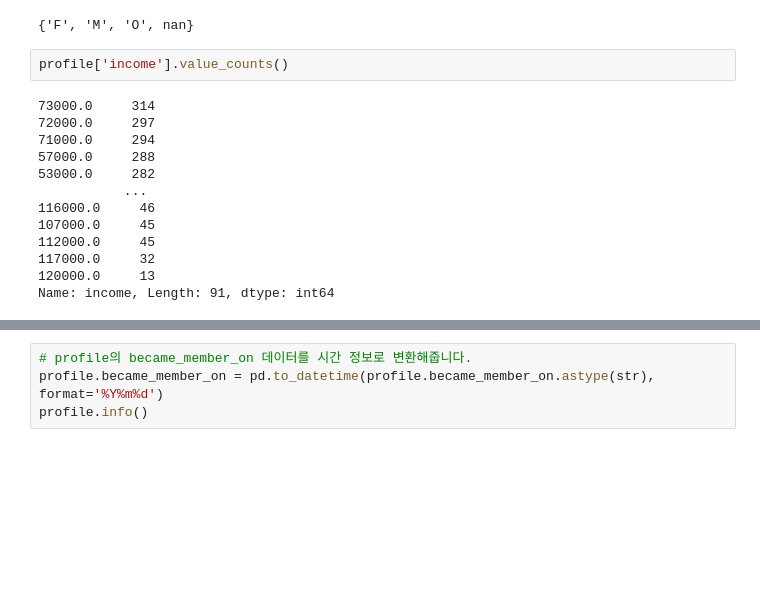
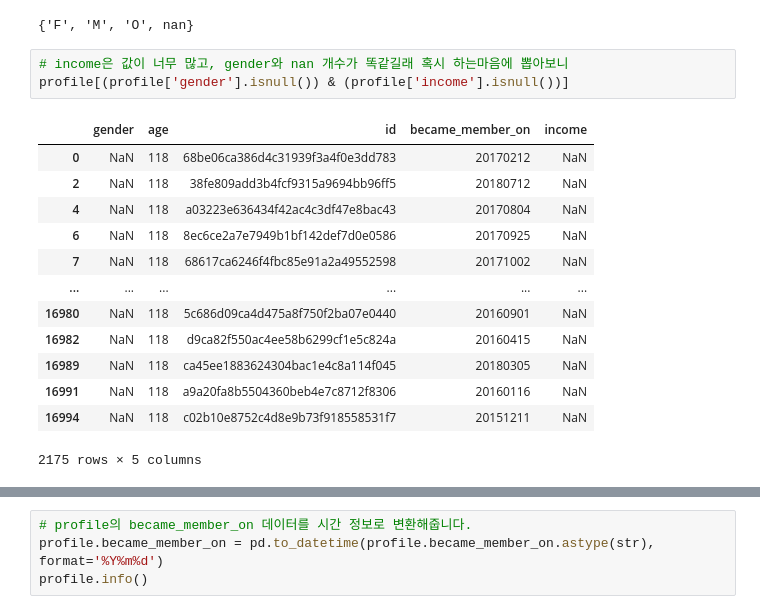
Before and after one commit to HAMJiyoung/Starbucks-Survey-EDA, a Jupyter notebook: Starbucks_Survey_EDA.ipynb, the cells around one changed output, grey strips where cells are left out. Cells and saved outputs as stored; diff of their text form; blank space fills up the shorter version.

```diff
--- a/Starbucks_Survey_EDA.ipynb
+++ b/Starbucks_Survey_EDA.ipynb
@@ -137,19 +135,21 @@ memory usage: 608.0+ bytes
 set(profile['gender'].values)
 # %% [output]
 {'F', 'M', 'O', nan}
-# %%
-profile['income'].value_counts()
-# %% [output]
-73000.0     314
-72000.0     297
-71000.0     294
-57000.0     288
-53000.0     282
-           ...
-116000.0     46
-107000.0     45
-112000.0     45
-117000.0     32
-120000.0     13
-Name: income, Length: 91, dtype: int64
+# %%
+# income은 값이 너무 많고, gender와 nan 개수가 똑같길래 혹시 하는마음에 뽑아보니
+profile[(profile['gender'].isnull()) & (profile['income'].isnull())]
+# %% [output]
+|  | gender | age | id | became_member_on | income |
+| 0 | NaN | 118 | 68be06ca386d4c31939f3a4f0e3dd783 | 20170212 | NaN |
+| 2 | NaN | 118 | 38fe809add3b4fcf9315a9694bb96ff5 | 20180712 | NaN |
+| 4 | NaN | 118 | a03223e636434f42ac4c3df47e8bac43 | 20170804 | NaN |
+| 6 | NaN | 118 | 8ec6ce2a7e7949b1bf142def7d0e0586 | 20170925 | NaN |
+| 7 | NaN | 118 | 68617ca6246f4fbc85e91a2a49552598 | 20171002 | NaN |
+| ... | ... | ... | ... | ... | ... |
+| 16980 | NaN | 118 | 5c686d09ca4d475a8f750f2ba07e0440 | 20160901 | NaN |
+| 16982 | NaN | 118 | d9ca82f550ac4ee58b6299cf1e5c824a | 20160415 | NaN |
+| 16989 | NaN | 118 | ca45ee1883624304bac1e4c8a114f045 | 20180305 | NaN |
+| 16991 | NaN | 118 | a9a20fa8b5504360beb4e7c8712f8306 | 20160116 | NaN |
+| 16994 | NaN | 118 | c02b10e8752c4d8e9b73f918558531f7 | 20151211 | NaN |
+2175 rows × 5 columns
 # %%
```
Also changed, not shown: parts of 32 cells of this notebook.
